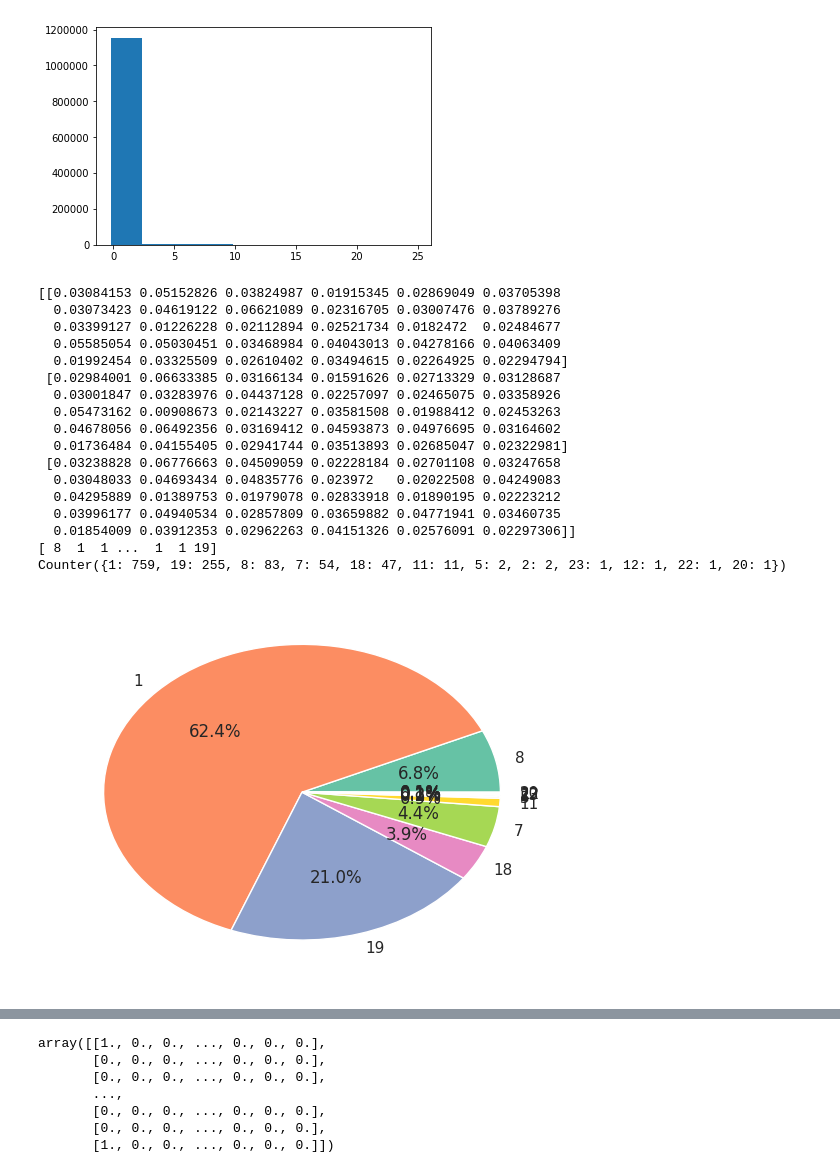
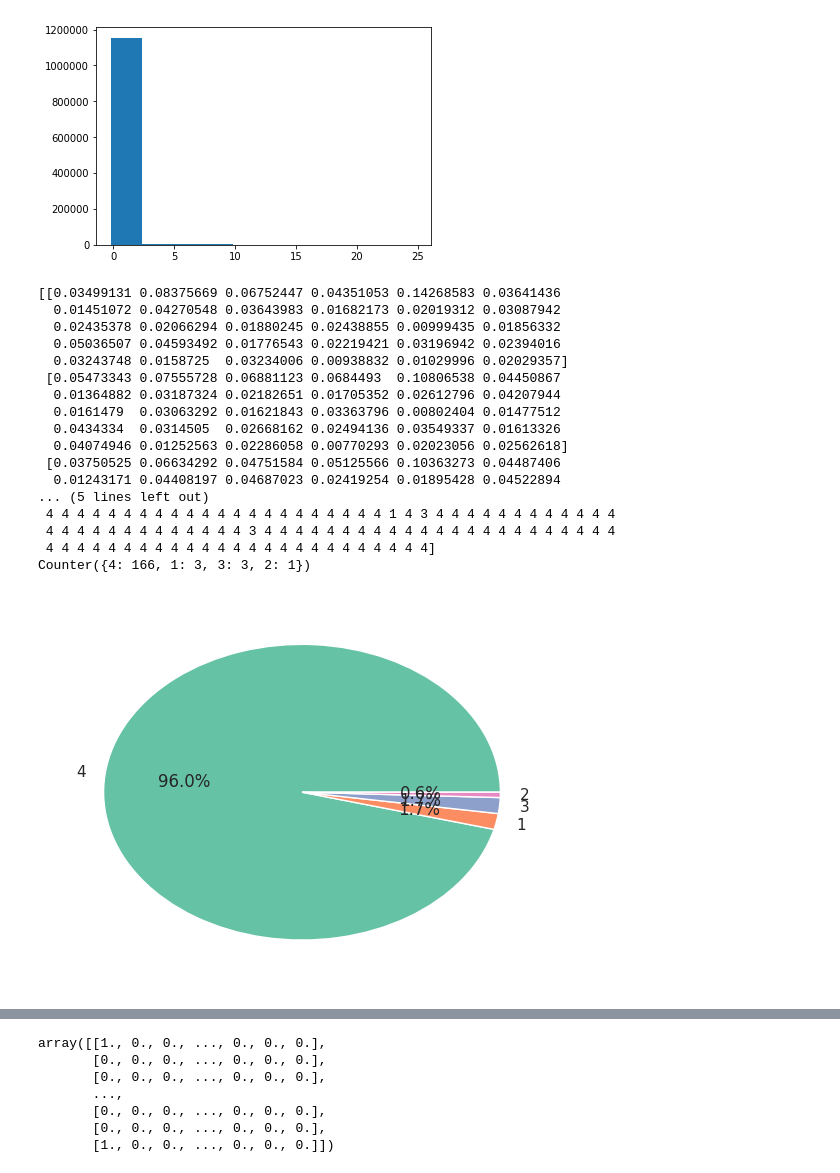
Before and after one commit to KyokoM/tsunodalab, a Jupyter notebook: patient_model_apply.ipynb, the cells around one changed output, grey strips where cells are left out. Cells and saved outputs as stored; diff of their text form; code cells hidden in the pictures.

```diff
--- a/patient_model_apply.ipynb
+++ b/patient_model_apply.ipynb
@@ -177,15 +177,19 @@ ft2.head()
 5 rows × 11690 columns
 # %%
 ft2.iloc[:,2:]=zscore(ft2.iloc[:,2:])
+# %%
+ft2.iloc[:,0]=ft2.iloc[:,0].str[:15]
 # %%
 import collections
 import matplotlib.pyplot as plt
-tsv=pd.read_csv("patient_data/TCGA-BRCA.htseq_fpkm.tsv", delimiter="\t")
+tsv=pd.read_csv("patient_data/TCGA-ESCA.htseq_fpkm.tsv", delimiter="\t")
 #change FPKM to TPM
 tsv.iloc[:,1:]=1000000*tsv.iloc[:,1:]/tsv.iloc[:,1:].sum()
 tsv.iloc[:,1:]=zscore(tsv.iloc[:,1:])
+tsv.iloc[:,0]=tsv.iloc[:,0].str[:15]
 merge_tsv=pd.merge(tsv,ft2, left_on='Ensembl_ID', right_on='Name', how='right')
-print(merge_tsv.shape)
+
+#print(merge_tsv.shape)
 #（先に正規化する）欠損値補完
 merge_tsv2=merge_tsv.transpose()
 del merge_tsv
@@ -239,52 +313,52 @@ print(predict_patient_class)
 #predict
 del merge_tsv2
 predict_patient_classes=model1.predict(merged_tsv3.iloc[1:tsv.shape[1],:].values)
 print(predict_patient_classes[:3])
 del merged_tsv3
 print(np.argmax(predict_patient_classes,axis=1))
 pre_data=np.argmax(predict_patient_classes,axis=1).astype(np.int32)
 del predict_patient_classes
-np.savetxt("TCGA-BRCA.htseq_fpkm.csv",pre_data,delimiter=',')
+np.savetxt("TCGA-GBM.htseq_fpkm.csv",pre_data,delimiter=',')
 c = collections.Counter(pre_data)
 print(c)
 
 import matplotlib.pyplot as plt
 import seaborn as sns
 import numpy as np
 
 plt.style.use('default')
 sns.set()
 sns.set_style('whitegrid')
 sns.set_palette('Set2')
 
 c_d=dict(c)
 fig = plt.figure()
 ax = fig.add_subplot(1, 1, 1)
 ax.pie(c_d.values(), labels=c_d.keys(), autopct="%1.1f%%")
 
 plt.show()
 ##モデルの形と違っているのでおこられている
 #おそらくmergeのあとで変化、、ft2ではあってる）
 #mergeチェック、これもkillされているのでもういちっどモデルからやり直す
 # %% [output]
-[[0.03084153 0.05152826 0.03824987 0.01915345 0.02869049 0.03705398
-  0.03073423 0.04619122 0.06621089 0.02316705 0.03007476 0.03789276
-  0.03399127 0.01226228 0.02112894 0.02521734 0.0182472  0.02484677
-  0.05585054 0.05030451 0.03468984 0.04043013 0.04278166 0.04063409
-  0.01992454 0.03325509 0.02610402 0.03494615 0.02264925 0.02294794]
- [0.02984001 0.06633385 0.03166134 0.01591626 0.02713329 0.03128687
-  0.03001847 0.03283976 0.04437128 0.02257097 0.02465075 0.03358926
-  0.05473162 0.00908673 0.02143227 0.03581508 0.01988412 0.02453263
-  0.04678056 0.06492356 0.03169412 0.04593873 0.04976695 0.03164602
-  0.01736484 0.04155405 0.02941744 0.03513893 0.02685047 0.02322981]
- [0.03238828 0.06776663 0.04509059 0.02228184 0.02701108 0.03247658
-  0.03048033 0.04693434 0.04835776 0.023972   0.02022508 0.04249083
-  0.04295889 0.01389753 0.01979078 0.02833918 0.01890195 0.02223212
-  0.03996177 0.04940534 0.02857809 0.03659882 0.04771941 0.03460735
-  0.01854009 0.03912353 0.02962263 0.04151326 0.02576091 0.02297306]]
-[ 8  1  1 ...  1  1 19]
-Counter({1: 759, 19: 255, 8: 83, 7: 54, 18: 47, 11: 11, 5: 2, 2: 2, 23: 1, 12: 1, 22: 1, 20: 1})
+[[0.03499131 0.08375669 0.06752447 0.04351053 0.14268583 0.03641436
+  0.01451072 0.04270548 0.03643983 0.01682173 0.02019312 0.03087942
+  0.02435378 0.02066294 0.01880245 0.02438855 0.00999435 0.01856332
+  0.05036507 0.04593492 0.01776543 0.02219421 0.03196942 0.02394016
+  0.03243748 0.0158725  0.03234006 0.00938832 0.01029996 0.02029357]
+ [0.05473343 0.07555728 0.06881123 0.0684493  0.10806538 0.04450867
+  0.01364882 0.03187324 0.02182651 0.01705352 0.02612796 0.04207944
+  0.0161479  0.03063292 0.01621843 0.03363796 0.00802404 0.01477512
+  0.0434334  0.0314505  0.02668162 0.02494136 0.03549337 0.01613326
+  0.04074946 0.01252563 0.02286058 0.00770293 0.02023056 0.02562618]
+ [0.03750525 0.06634292 0.04751584 0.05125566 0.10363273 0.04487406
+  0.01243171 0.04408197 0.04687023 0.02419254 0.01895428 0.04522894
+... (5 lines left out)
+ 4 4 4 4 4 4 4 4 4 4 4 4 4 4 4 4 4 4 4 4 4 4 1 4 3 4 4 4 4 4 4 4 4 4 4 4 4
+ 4 4 4 4 4 4 4 4 4 4 4 4 4 3 4 4 4 4 4 4 4 4 4 4 4 4 4 4 4 4 4 4 4 4 4 4 4
+ 4 4 4 4 4 4 4 4 4 4 4 4 4 4 4 4 4 4 4 4 4 4 4 4 4]
+Counter({4: 166, 1: 3, 3: 3, 2: 1})
-[figure, old version]
+[figure, new version]
 # %%
 print()
 # %%
```
Also changed, not shown: parts of 12 cells of this notebook.
